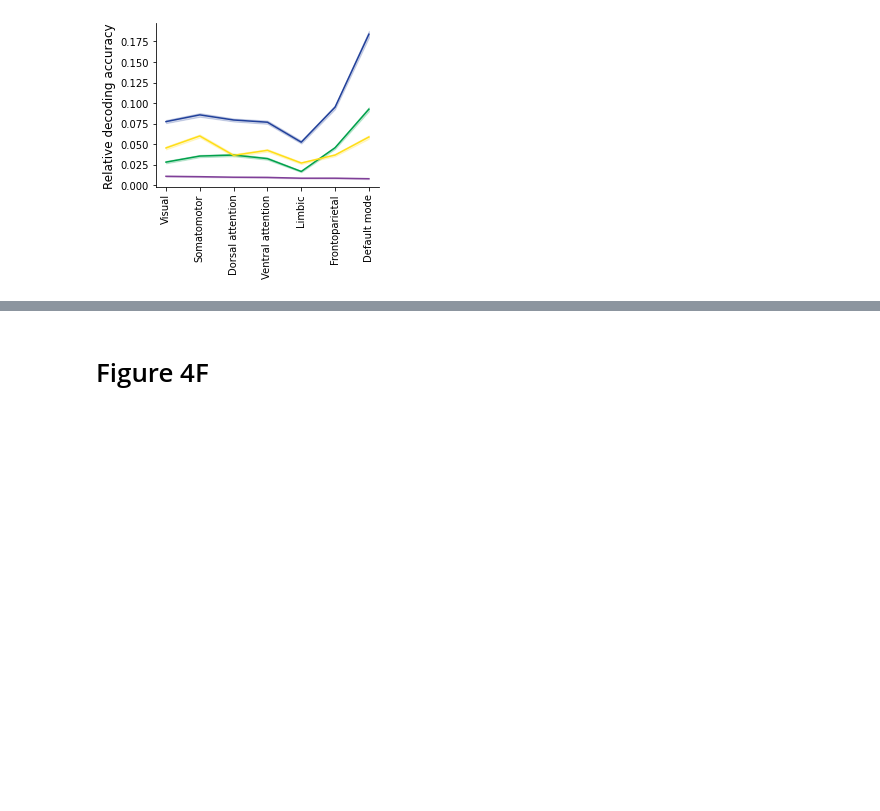
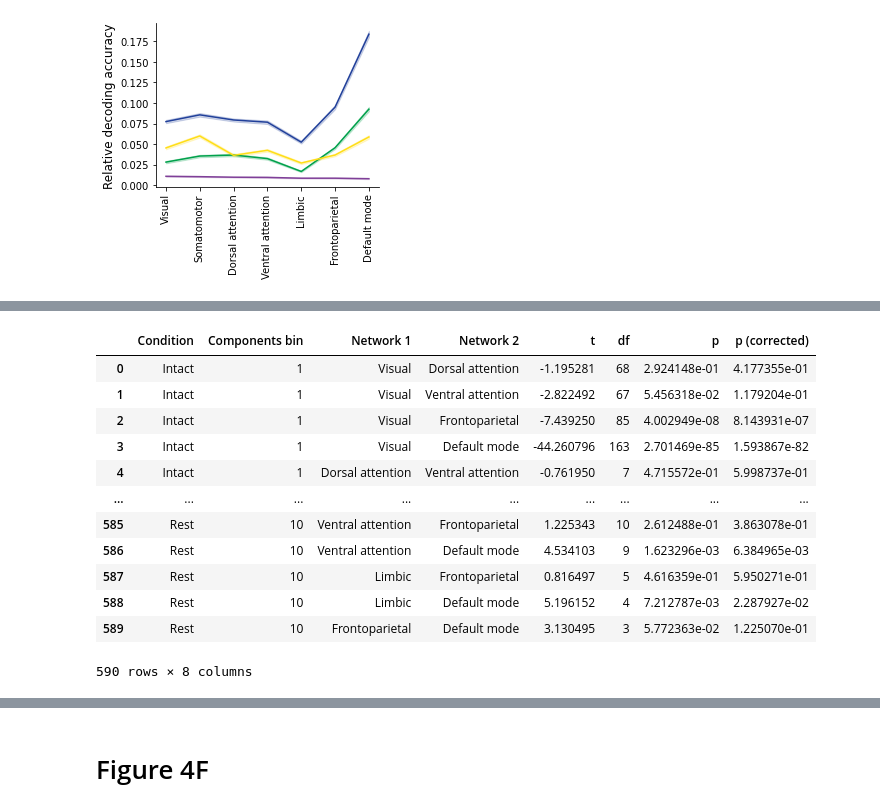
Before and after one commit to ContextLab/pca_paper, a Jupyter notebook: code/notebooks/network_analyses.ipynb, the cells around one changed output, grey strips where cells are left out. Saved outputs shown, nothing was run; the diff lists cells and outputs as text; code cells hidden in the pictures; blank space fills up the shorter version.

```diff
--- a/code/notebooks/network_analyses.ipynb
+++ b/code/notebooks/network_analyses.ipynb
@@ -347,0 +347,12 @@ fig.savefig(os.path.join(figdir, 'decoding_by_network.pdf'), bbox_inches='tight'
+# %%
+# add network "order"
+network_order = {n: i for i, n in enumerate(network_colors.keys())}
+
+# add binned proportion of components
+n_bins = 10
+edges = np.linspace(0, 1, n_bins + 1)
+edges[-1] += 0.1   # add a little extra to the last bin so that it includes 1.0 (and so nothing goes in the last "upper edge" bin)
+ic_results['Proportion of components (binned)'] = np.digitize(ic_results['Proportion of components'], edges)
+
+ic_results['Network order'] = ic_results['Network'].apply(lambda x: network_order[x])
+ic_results
@@ -347,0 +373,47 @@ fig.savefig(os.path.join(figdir, 'decoding_by_network.pdf'), bbox_inches='tight'
+# %%
+accuracy_comparisons = []
+correlations = []
+
+networks = list(network_colors.keys())
+
+for cond in conditions:
+    for bin in range(1, n_bins + 1):
+        next_df = ic_results.query(f'Condition == "{cond.capitalize()}" and `Proportion of components (binned)` == {bin}')
+
+        for i, n1 in enumerate(networks):
+            for n2 in networks[i + 1:]:
+                x = next_df.query('Network == @n1')['Relative decoding accuracy']
+                y = next_df.query('Network == @n2')['Relative decoding accuracy']
+
+
+                if np.sum(~np.isnan(x)) > 1 and np.sum(~np.isnan(y)) > 1:
+                    with warnings.catch_warnings():
+                        warnings.simplefilter("ignore")
+                        results = ttest_ind(x, y, nan_policy='omit', equal_var=False)
+                        accuracy_comparisons.append(pd.DataFrame.from_records([{'Condition': cond.capitalize(), 'Components bin': bin, 'Network 1': n1, 'Network 2': n2, 't': results.statistic, 'df': len(x) + len(y) - 2, 'p': results.pvalue}]))
+
+        if len(next_df) > 2 and len(next_df['Network'].unique()) > 1:
+            results = pearsonr(next_df['Network order'], next_df['Relative decoding accuracy'])
+            correlations.append(pd.DataFrame.from_records([{'Condition': cond.capitalize(), 'Components bin': bin, 'r': results[0], 'p': results[1]}]))
+
+accuracy_comparisons = pd.concat(accuracy_comparisons, ignore_index=True, axis=0)
+accuracy_comparisons['p (corrected)'] = multipletests(accuracy_comparisons['p'], method='fdr_bh')[1]
+
+correlations = pd.concat(correlations, ignore_index=True, axis=0)
+correlations['p (corrected)'] = multipletests(correlations['p'], method='fdr_bh')[1]
+# %%
+accuracy_comparisons
+# %% [output]
+|  | Condition | Components bin | Network 1 | Network 2 | t | df | p | p (corrected) |
+| 0 | Intact | 1 | Visual | Dorsal attention | -1.195281 | 68 | 2.924148e-01 | 4.177355e-01 |
+| 1 | Intact | 1 | Visual | Ventral attention | -2.822492 | 67 | 5.456318e-02 | 1.179204e-01 |
+| 2 | Intact | 1 | Visual | Frontoparietal | -7.439250 | 85 | 4.002949e-08 | 8.143931e-07 |
+| 3 | Intact | 1 | Visual | Default mode | -44.260796 | 163 | 2.701469e-85 | 1.593867e-82 |
+| 4 | Intact | 1 | Dorsal attention | Ventral attention | -0.761950 | 7 | 4.715572e-01 | 5.998737e-01 |
+| ... | ... | ... | ... | ... | ... | ... | ... | ... |
+| 585 | Rest | 10 | Ventral attention | Frontoparietal | 1.225343 | 10 | 2.612488e-01 | 3.863078e-01 |
+| 586 | Rest | 10 | Ventral attention | Default mode | 4.534103 | 9 | 1.623296e-03 | 6.384965e-03 |
+| 587 | Rest | 10 | Limbic | Frontoparietal | 0.816497 | 5 | 4.616359e-01 | 5.950271e-01 |
+| 588 | Rest | 10 | Limbic | Default mode | 5.196152 | 4 | 7.212787e-03 | 2.287927e-02 |
+| 589 | Rest | 10 | Frontoparietal | Default mode | 3.130495 | 3 | 5.772363e-02 | 1.225070e-01 |
+590 rows × 8 columns
```
Also changed, not shown: parts of 6 cells of this notebook, 10 other files.
